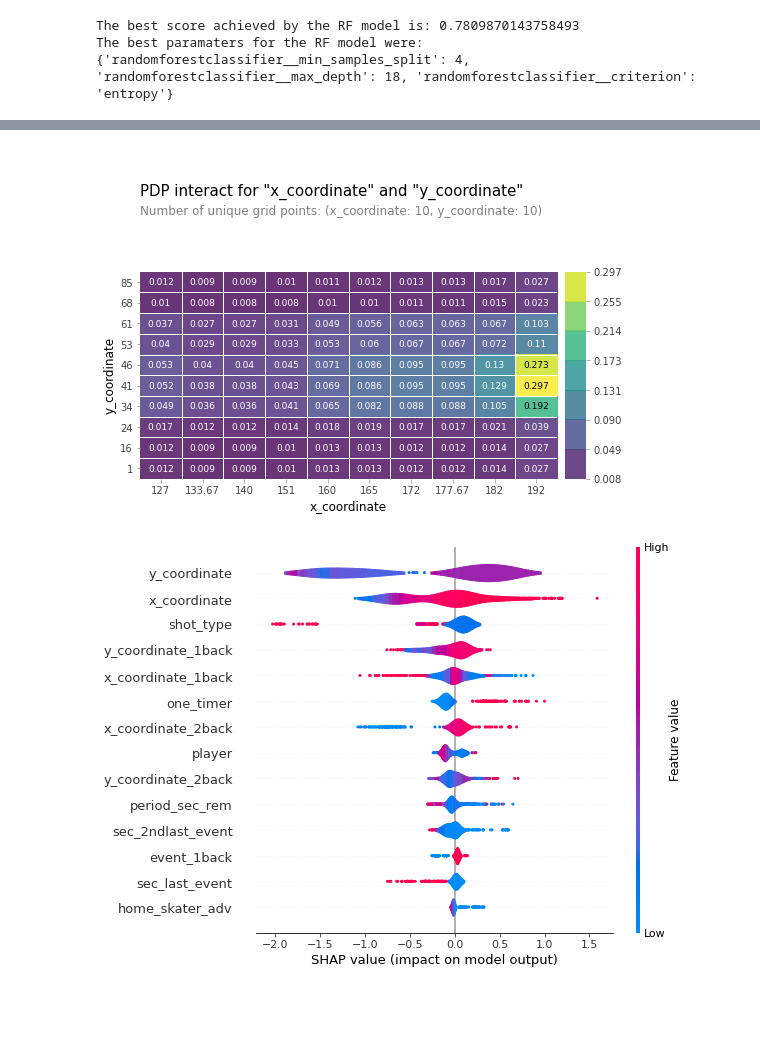
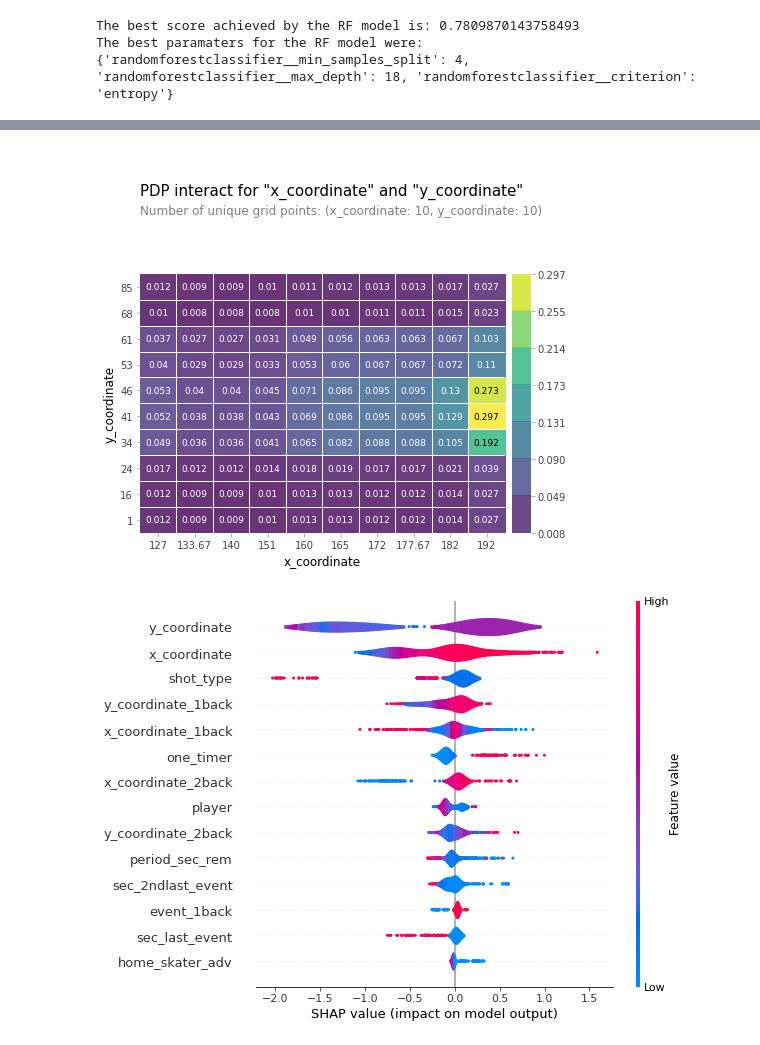
Before and after one commit to yaobviously/DataCup2021, a Jupyter notebook: hockeygoalmodel.ipynb, the cells around one changed output, grey strips where cells are left out. Saved outputs shown, nothing was run; the diff lists cells and outputs as text; code cells hidden in the pictures; blank space fills up the shorter version.

```diff
--- a/hockeygoalmodel.ipynb
+++ b/hockeygoalmodel.ipynb
@@ -343,30 +339,30 @@ plt.show();
 # %%
 # A simple function that returns a partial dependent interaction plot for the features
 # you enter into it. practice. in reality, only x_coordinate and y_coordinate are
 # especially informative when graphed. note that the shots locations with the highest probability
 # of going in are, of course, right in front of the net! also note that in this plot
 # the x_coordinate only extends to roughly the blue line (the offensive zone)
 
 def pdpinteract(feature1, feature2):
 
   features_pdp_int = [feature1, feature2]
 
   x_y_interact = pdp_interact(model_xg,
                             dataset = X_val_pdp,
                             model_features = X_val_pdp.columns,
                             features = features_pdp_int)
 
   x_y_int_plot = pdp_interact_plot(x_y_interact,
                                  plot_type = 'grid',
                                  feature_names = features_pdp_int,
-                                 figsize = (8,6),
+                                 figsize = (7,7),
                                  plot_params = {'fontsamily' : 'DejaVu Sans'})
 
   return x_y_int_plot
 
 pdpinteract('x_coordinate', 'y_coordinate');
 # %% [output]
-[figure, old version]
+[figure, new version]
 # %%
 # Creating Shapley plots
 
```
Also changed, not shown: parts of 4 cells of this notebook.
